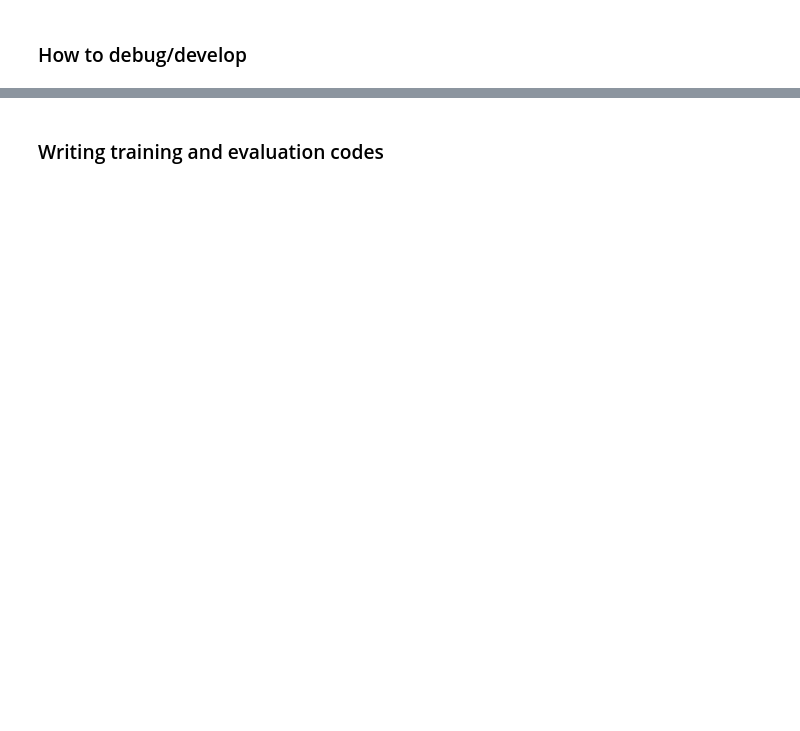
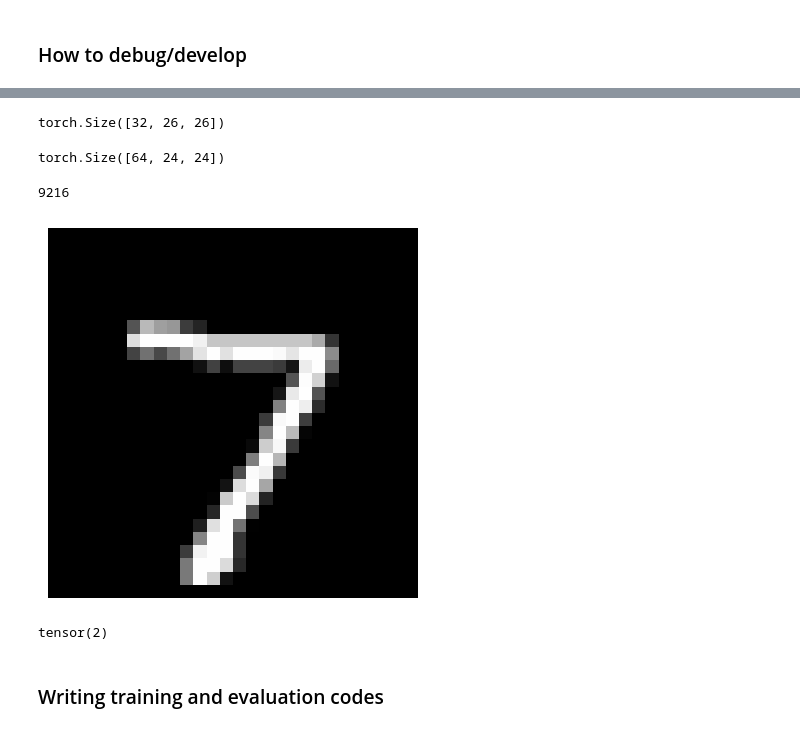
Before and after one commit to cnll0075/machine_learning_course, a Jupyter notebook: 12_image_classification.ipynb, the cells around one changed output, grey strips where cells are left out. Drawn from its saved outputs; the diff is of its cells as text; code cells hidden in the pictures; blank space fills up the shorter version.

```diff
--- a/12_image_classification.ipynb
+++ b/12_image_classification.ipynb
@@ -15,0 +78,4 @@ import matplotlib.pyplot as plt
+# %%
+t.shape
+# %% [output]
+torch.Size([32, 26, 26])
@@ -15,0 +86,15 @@ import matplotlib.pyplot as plt
+# %%
+t2.shape
+# %% [output]
+torch.Size([64, 24, 24])
+# %%
+64 * 12 *12
+# %% [output]
+9216
+# %%
+img, label = test_data[0]
+plt.axis('off')
+plt.imshow(img.squeeze(), cmap='gray')
+plt.show()
+# %% [output]
+[figure, added]
@@ -16,2 +105,6 @@ import matplotlib.pyplot as plt
+# %%
+preds.argmax()
+# %% [output]
+tensor(2)
 # %% [markdown]
 ### Writing training and evaluation codes
```
Also changed, not shown: parts of 15 cells of this notebook, 1 other file.
